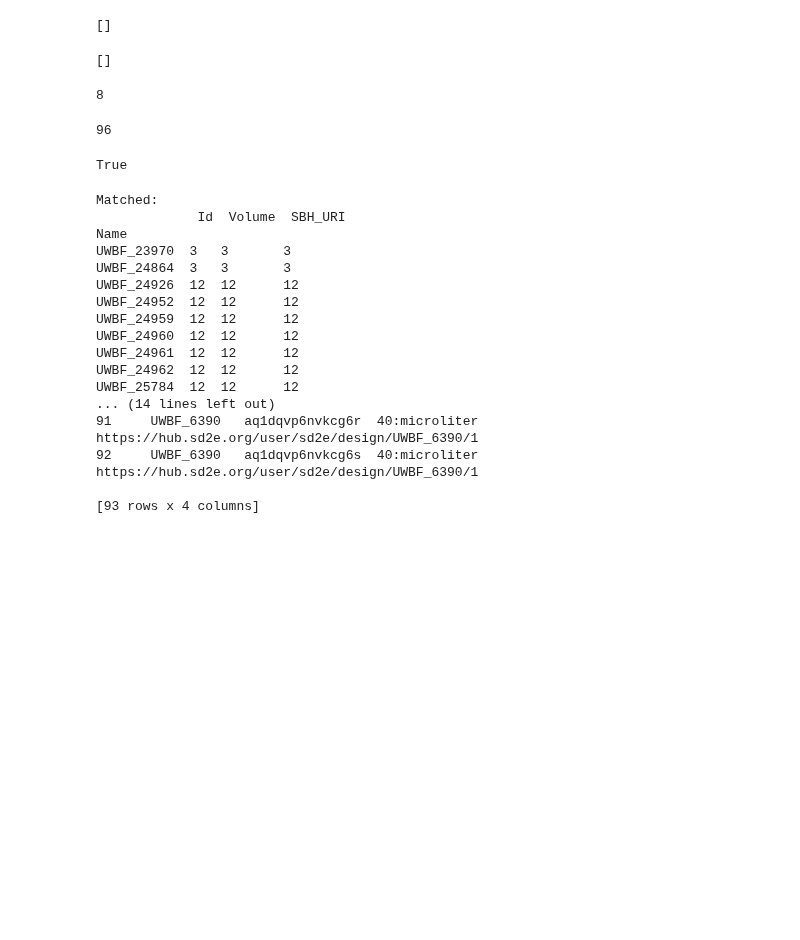
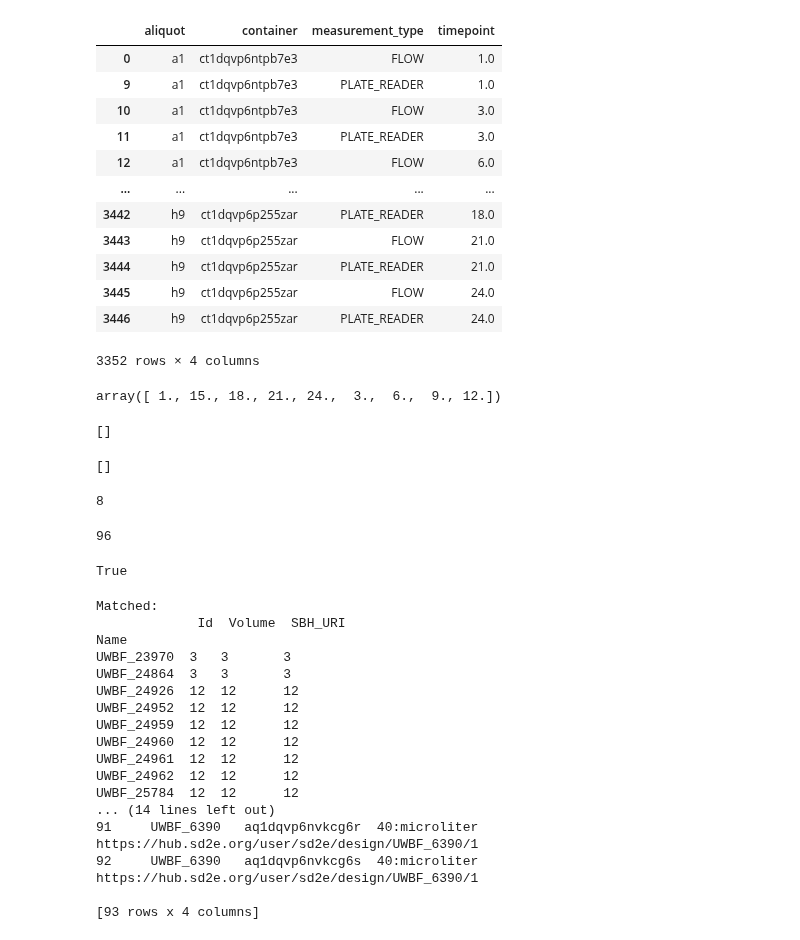
Before and after one commit to SD2E/pysd2cat, a Jupyter notebook: notebooks/scratch.ipynb, the cells around one changed output. Cells and saved outputs as stored; diff of their text form; code cells hidden in the pictures; blank space fills up the shorter version.

```diff
--- a/notebooks/scratch.ipynb
+++ b/notebooks/scratch.ipynb
@@ -32,3 +363,24 @@ The autoreload extension is already loaded. To reload it, use:
+# %%
+df[['aliquot', 'container', 'measurement_type', 'timepoint']].sort_values(by=['container', 'aliquot', 'timepoint'], ascending=True).drop_duplicates()
+#df.dtypes
+# %% [output]
+|  | aliquot | container | measurement_type | timepoint |
+| 0 | a1 | ct1dqvp6ntpb7e3 | FLOW | 1.0 |
+| 9 | a1 | ct1dqvp6ntpb7e3 | PLATE_READER | 1.0 |
+| 10 | a1 | ct1dqvp6ntpb7e3 | FLOW | 3.0 |
+| 11 | a1 | ct1dqvp6ntpb7e3 | PLATE_READER | 3.0 |
+| 12 | a1 | ct1dqvp6ntpb7e3 | FLOW | 6.0 |
+| ... | ... | ... | ... | ... |
+| 3442 | h9 | ct1dqvp6p255zar | PLATE_READER | 18.0 |
+| 3443 | h9 | ct1dqvp6p255zar | FLOW | 21.0 |
+| 3444 | h9 | ct1dqvp6p255zar | PLATE_READER | 21.0 |
+| 3445 | h9 | ct1dqvp6p255zar | FLOW | 24.0 |
+| 3446 | h9 | ct1dqvp6p255zar | PLATE_READER | 24.0 |
+3352 rows × 4 columns
+# %%
+df.timepoint.unique()
+# %% [output]
+array([ 1., 15., 18., 21., 24.,  3.,  6.,  9., 12.])
 # %%
 #protocol = objects.protocol('pr1drp6hzrchh79')
 [x['name'] for x in transcriptic.api.get_protocols() if x['id'] == 'pr1drp6hzrchh79']
```
Also changed, not shown: parts of 10 cells of this notebook, 1 other file.
